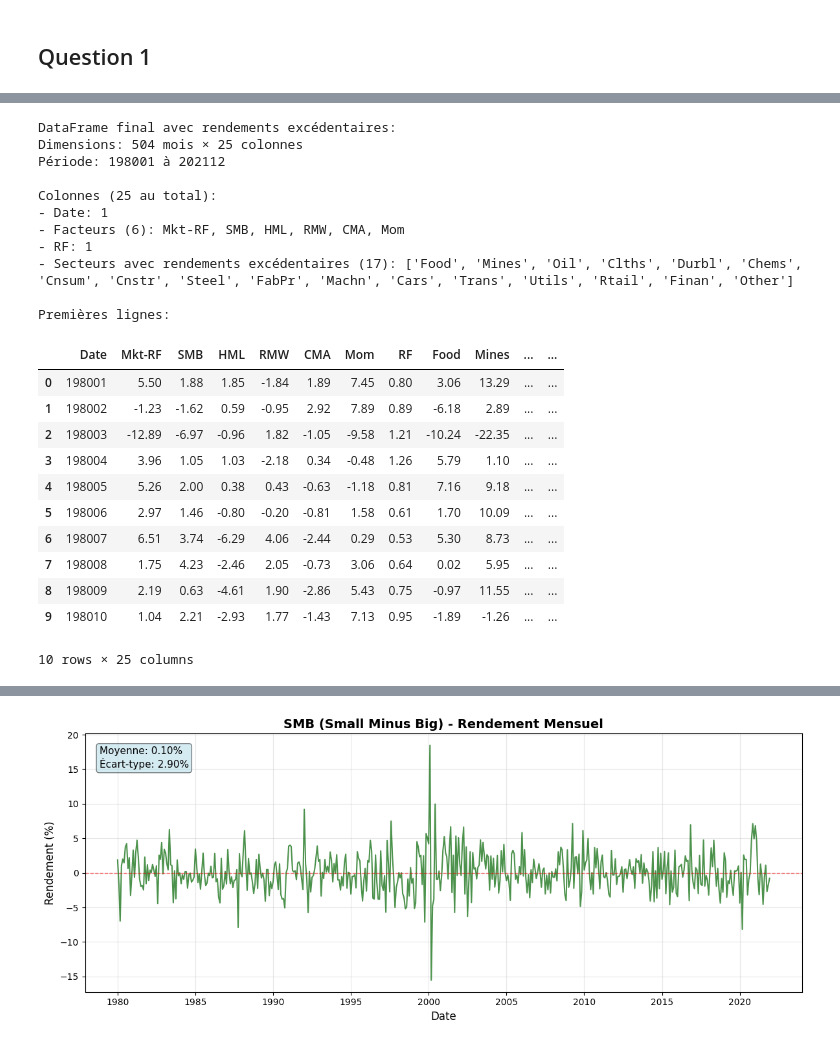
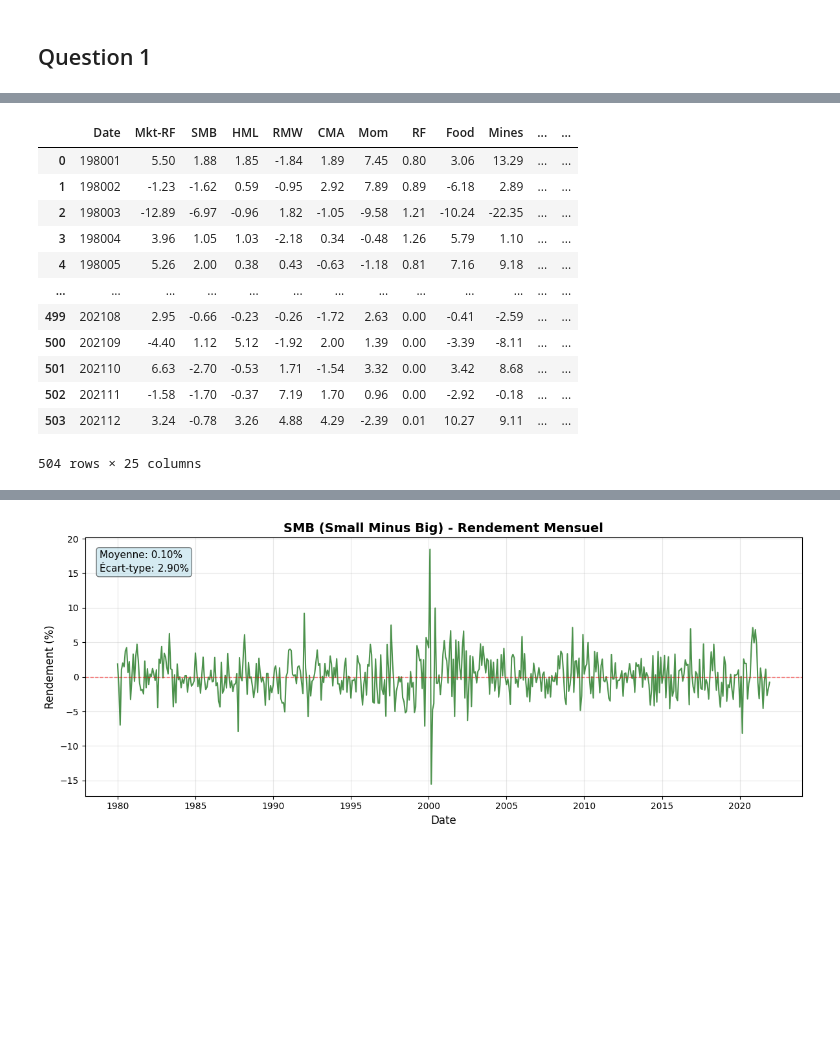
Before and after one commit to VincentD1209/TP3-Econo, a Jupyter notebook: TP3 Q1.ipynb, the cells around one changed output, grey strips where cells are left out. Drawn from its saved outputs; the diff is of its cells as text; code cells hidden in the pictures; blank space fills up the shorter version.

```diff
--- a/TP3 Q1.ipynb
+++ b/TP3 Q1.ipynb
@@ -244,50 +186,28 @@ memory usage: 165.5+ KB
 # %%
 # Créer le DataFrame final avec rendements excédentaires des 17 secteurs + 6 facteurs + RF + Date
 
 # 1. Colonnes à garder : Date, 6 facteurs, RF
 cols_to_keep = ['Date', 'Mkt-RF', 'SMB', 'HML', 'RMW', 'CMA', 'Mom', 'RF']
 
 # 2. Créer le DataFrame de base avec Date, facteurs et RF
 df_final_excess = df_excess[cols_to_keep].copy()
 
 # 3. Ajouter les rendements excédentaires des 17 secteurs
 for secteur in secteur_cols:
     df_final_excess[secteur] = df_excess[f'{secteur}_excess']
 
-# Résumé
-print(f"DataFrame final avec rendements excédentaires:")
-print(f"Dimensions: {df_final_excess.shape[0]} mois × {df_final_excess.shape[1]} colonnes")
-print(f"Période: {df_final_excess['Date'].iloc[0]} à {df_final_excess['Date'].iloc[-1]}")
-
-print(f"\nColonnes ({len(df_final_excess.columns)} au total):")
-print(f"- Date: 1")
-print(f"- Facteurs (6): Mkt-RF, SMB, HML, RMW, CMA, Mom")
-print(f"- RF: 1")
-print(f"- Secteurs avec rendements excédentaires (17): {secteur_cols}")
-
-print(f"\nPremières lignes:")
-df_final_excess.head(10)
+df_final_excess
 # %% [output]
+|  | Date | Mkt-RF | SMB | HML | RMW | CMA | Mom | RF | Food | Mines | ... | ... |
+| 0 | 198001 | 5.50 | 1.88 | 1.85 | -1.84 | 1.89 | 7.45 | 0.80 | 3.06 | 13.29 | ... | ... |
+| 1 | 198002 | -1.23 | -1.62 | 0.59 | -0.95 | 2.92 | 7.89 | 0.89 | -6.18 | 2.89 | ... | ... |
+| 2 | 198003 | -12.89 | -6.97 | -0.96 | 1.82 | -1.05 | -9.58 | 1.21 | -10.24 | -22.35 | ... | ... |
+| 3 | 198004 | 3.96 | 1.05 | 1.03 | -2.18 | 0.34 | -0.48 | 1.26 | 5.79 | 1.10 | ... | ... |
+| 4 | 198005 | 5.26 | 2.00 | 0.38 | 0.43 | -0.63 | -1.18 | 0.81 | 7.16 | 9.18 | ... | ... |
+| ... | ... | ... | ... | ... | ... | ... | ... | ... | ... | ... | ... | ... |
+| 499 | 202108 | 2.95 | -0.66 | -0.23 | -0.26 | -1.72 | 2.63 | 0.00 | -0.41 | -2.59 | ... | ... |
+| 500 | 202109 | -4.40 | 1.12 | 5.12 | -1.92 | 2.00 | 1.39 | 0.00 | -3.39 | -8.11 | ... | ... |
+| 501 | 202110 | 6.63 | -2.70 | -0.53 | 1.71 | -1.54 | 3.32 | 0.00 | 3.42 | 8.68 | ... | ... |
+| 502 | 202111 | -1.58 | -1.70 | -0.37 | 7.19 | 1.70 | 0.96 | 0.00 | -2.92 | -0.18 | ... | ... |
+| 503 | 202112 | 3.24 | -0.78 | 3.26 | 4.88 | 4.29 | -2.39 | 0.01 | 10.27 | 9.11 | ... | ... |
-DataFrame final avec rendements excédentaires:
-Dimensions: 504 mois × 25 colonnes
-Période: 198001 à 202112
-
-Colonnes (25 au total):
-- Date: 1
-- Facteurs (6): Mkt-RF, SMB, HML, RMW, CMA, Mom
-- RF: 1
-- Secteurs avec rendements excédentaires (17): ['Food', 'Mines', 'Oil', 'Clths', 'Durbl', 'Chems', 'Cnsum', 'Cnstr', 'Steel', 'FabPr', 'Machn', 'Cars', 'Trans', 'Utils', 'Rtail', 'Finan', 'Other']
-
-Premières lignes:
+504 rows × 25 columns
-|  | Date | Mkt-RF | SMB | HML | RMW | CMA | Mom | RF | Food | Mines | ... | ... |
-| 0 | 198001 | 5.50 | 1.88 | 1.85 | -1.84 | 1.89 | 7.45 | 0.80 | 3.06 | 13.29 | ... | ... |
-| 1 | 198002 | -1.23 | -1.62 | 0.59 | -0.95 | 2.92 | 7.89 | 0.89 | -6.18 | 2.89 | ... | ... |
-| 2 | 198003 | -12.89 | -6.97 | -0.96 | 1.82 | -1.05 | -9.58 | 1.21 | -10.24 | -22.35 | ... | ... |
-| 3 | 198004 | 3.96 | 1.05 | 1.03 | -2.18 | 0.34 | -0.48 | 1.26 | 5.79 | 1.10 | ... | ... |
-| 4 | 198005 | 5.26 | 2.00 | 0.38 | 0.43 | -0.63 | -1.18 | 0.81 | 7.16 | 9.18 | ... | ... |
-| 5 | 198006 | 2.97 | 1.46 | -0.80 | -0.20 | -0.81 | 1.58 | 0.61 | 1.70 | 10.09 | ... | ... |
-| 6 | 198007 | 6.51 | 3.74 | -6.29 | 4.06 | -2.44 | 0.29 | 0.53 | 5.30 | 8.73 | ... | ... |
-| 7 | 198008 | 1.75 | 4.23 | -2.46 | 2.05 | -0.73 | 3.06 | 0.64 | 0.02 | 5.95 | ... | ... |
-| 8 | 198009 | 2.19 | 0.63 | -4.61 | 1.90 | -2.86 | 5.43 | 0.75 | -0.97 | 11.55 | ... | ... |
-| 9 | 198010 | 1.04 | 2.21 | -2.93 | 1.77 | -1.43 | 7.13 | 0.95 | -1.89 | -1.26 | ... | ... |
-10 rows × 25 columns
```
Also changed, not shown: parts of 34 cells of this notebook, 2 other files.
